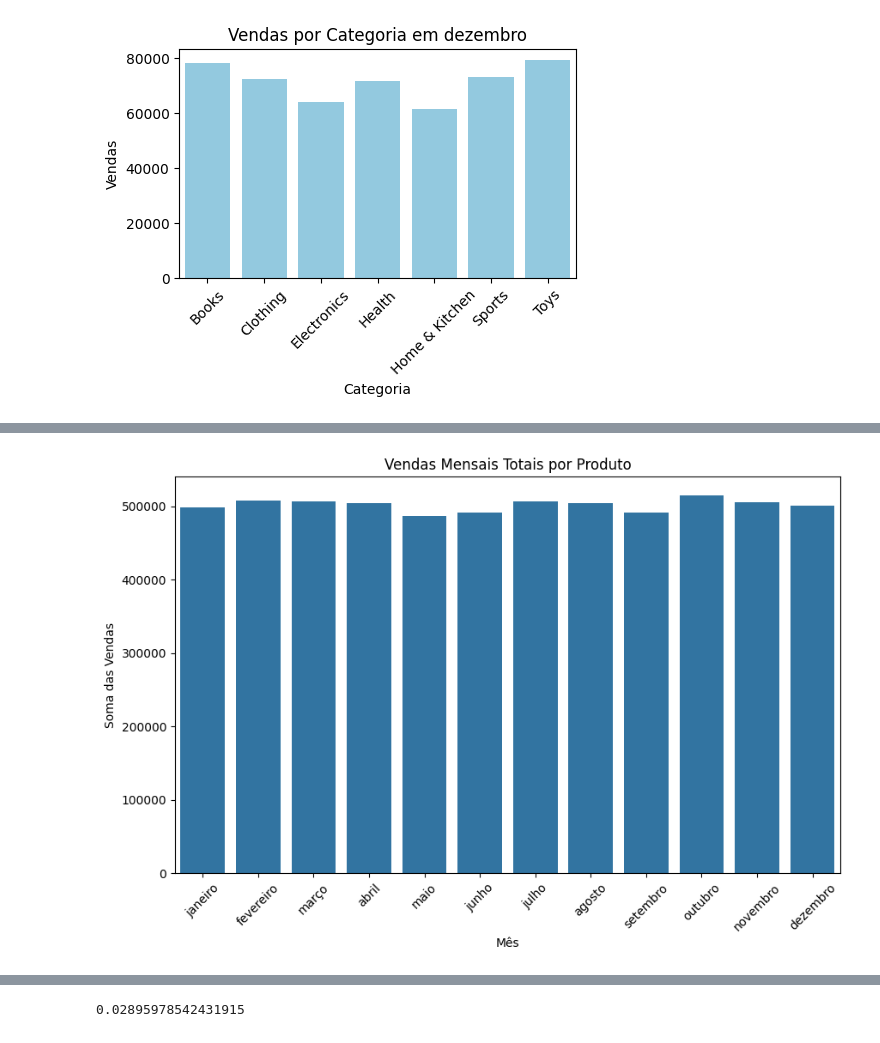
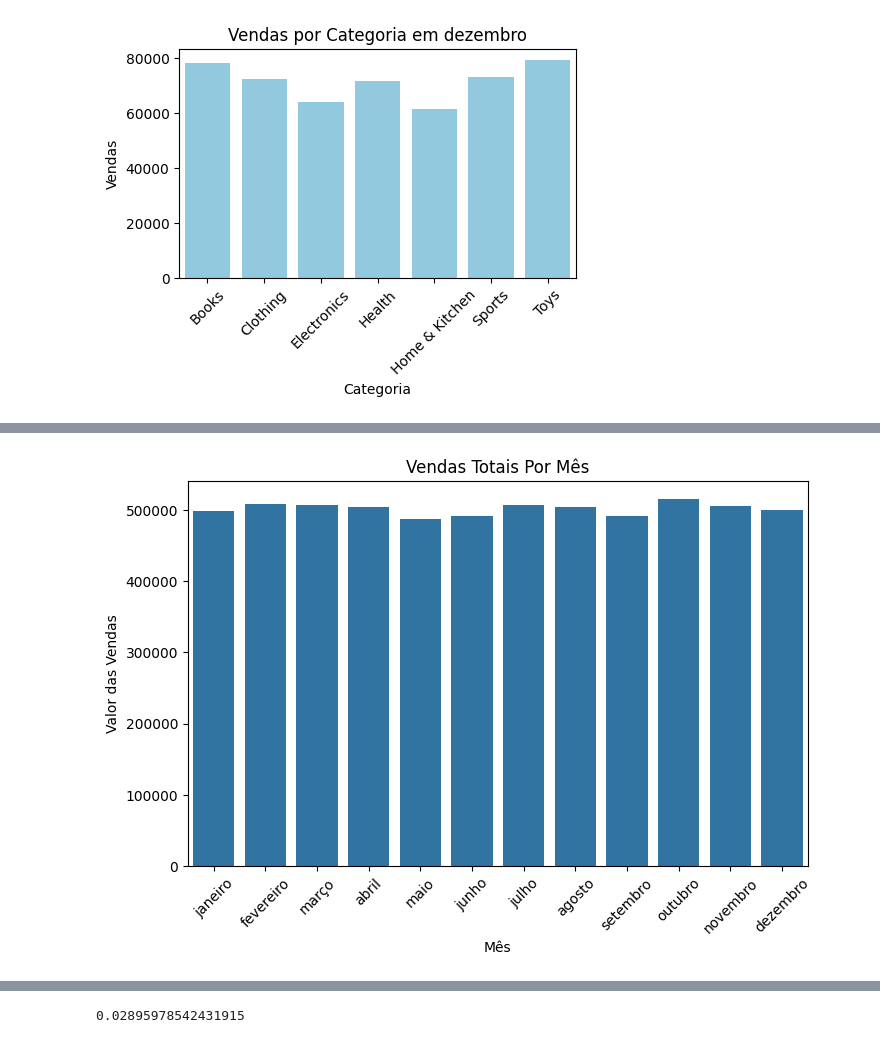
Before and after one commit to gabrielasenareis/Portfolio, a Jupyter notebook: Análise_de_vendas_ecommerce.ipynb, the cells around one changed output, grey strips where cells are left out. Saved outputs shown, nothing was run; the diff lists cells and outputs as text; code cells hidden in the pictures.

Commit message:
Análise exploratória e descritiva de um dataset com informações de vendas de lojas ecommerce.

```diff
--- a/Análise_de_vendas_ecommerce.ipynb
+++ b/Análise_de_vendas_ecommerce.ipynb
@@ -48,3 +119,6 @@ Data columns (total 18 columns):
  17  sales_month_12  1000 non-null   int64
 dtypes: float64(2), int64(14), object(2)
 memory usage: 140.8+ KB
+# %%
+df['vendas_totais'] = df.loc[:, 'sales_month_1':'sales_month_12'].sum(axis=1)
+df['vendas_totais'].sum()
@@ -95,6 +178,3 @@ df.describe()
 | 50% | 500.500000 | 250.920000 | 3.100000 | 543.000000 | 507.500000 | 508.000000 | 493.000000 | ... |
 | 75% | 750.250000 | 373.435000 | 4.000000 | 772.000000 | 740.750000 | 756.250000 | 777.250000 | ... |
 | max | 1000.000000 | 499.860000 | 5.000000 | 999.000000 | 1000.000000 | 1000.000000 | 999.000000 | ... |
-# %%
-df.drop('product_name', axis=1, inplace=True)
-df.info()
@@ -119,6 +183,4 @@ memory usage: 132.9+ KB
 # %%
-
-
-df.rename(columns={'sales_month_1': 'janeiro', 'sales_month_2': 'fevereiro', 'sales_month_3': 'março', 'sales_month_4': 'abril', 'sales_month_5': 'maio', 'sales_month_6': 'junho','sales_month_7': 'julho', 'sales_month_8': 'agosto', 'sales_month_9': 'setembro', 'outbro': 'sales_month_10', 'sales_month_11': 'novembro', 'sales_month_12': 'dezembro'}, inplace=True)
+df.rename(columns={'sales_month_1': 'janeiro', 'sales_month_2': 'fevereiro', 'sales_month_3': 'março', 'sales_month_4': 'abril', 'sales_month_5': 'maio', 'sales_month_6': 'junho','sales_month_7': 'julho', 'sales_month_8': 'agosto', 'sales_month_9': 'setembro', 'sales_month_10': 'outubro', 'sales_month_11': 'novembro', 'sales_month_12': 'dezembro'}, inplace=True)
 df.head()
 # %% [output]
@@ -135,9 +214,7 @@ df['total_sales'].sum()
 # %% [markdown]
 # AVALIANDO VENDAS DE ACORDO COM A CATEGORIA
 # %%
-
-df['total_sales'] = df.loc[:, 'janeiro':'dezembro'].sum(axis=1)
-category_sales_total = df.groupby('category')['total_sales'].sum()
+category_sales_total = df.groupby('category')['vendas_totais'].sum()
 plt.figure(figsize=(6, 4))
 sns.barplot(category_sales_total)
 plt.title('Vendas Totais por Categoria')
@@ -200,13 +292,11 @@ dtype: int64
 # %%
-somas_mensais = meses.sum(axis=0)
-
-plt.figure(figsize=(10, 6))
+plt.figure(figsize=(8, 5))
 sns.barplot(somas_mensais)
 plt.xlabel('Mês')
-plt.ylabel('Soma das Vendas')
-plt.title('Vendas Mensais Totais por Produto')
+plt.ylabel('Valor das Vendas')
+plt.title('Vendas Totais Por Mês')
 plt.xticks(rotation=45)
 plt.show()
 # %% [output]
-[figure, old version]
+[figure, new version]
 # %%
```
Also changed, not shown: parts of 51 cells of this notebook.
